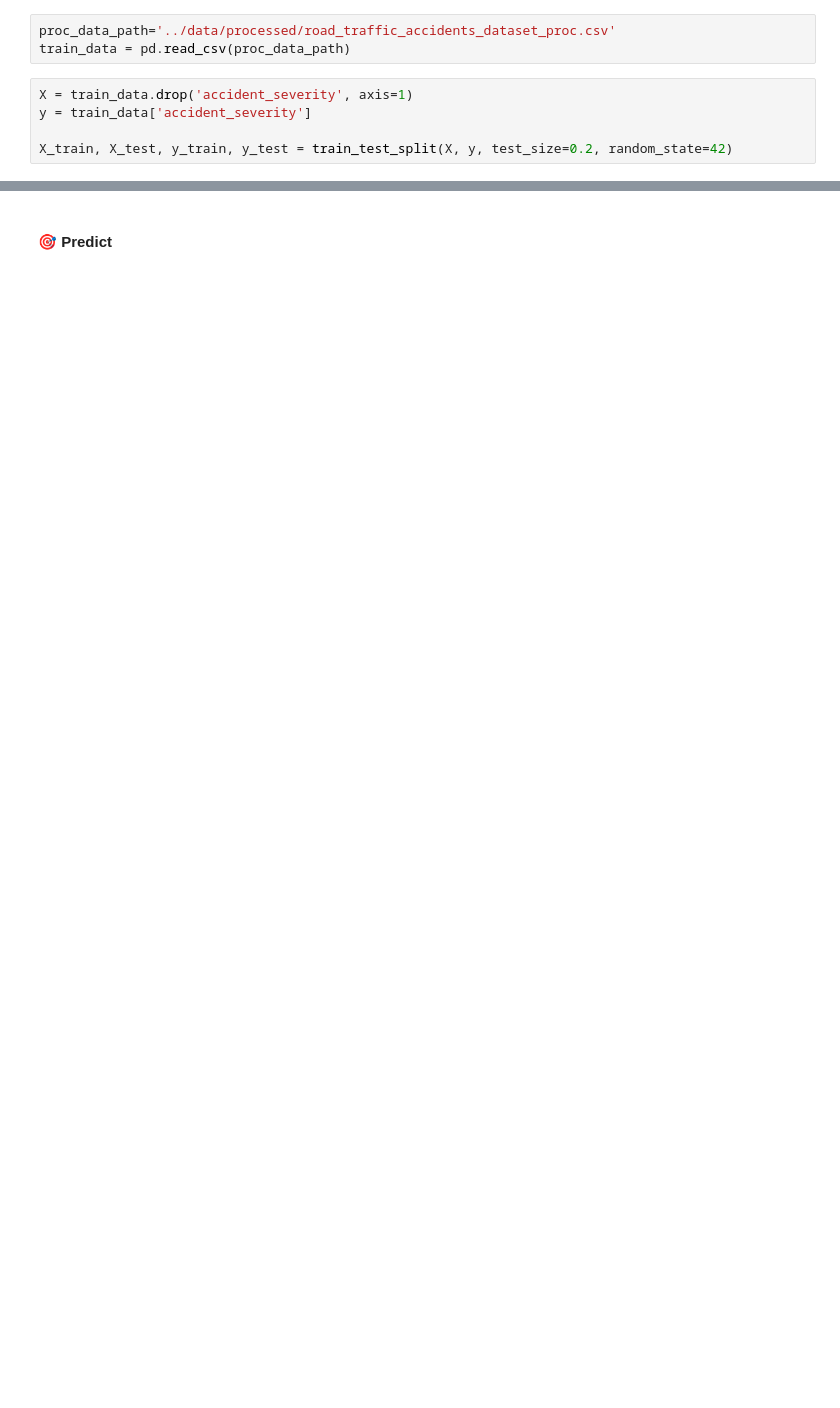
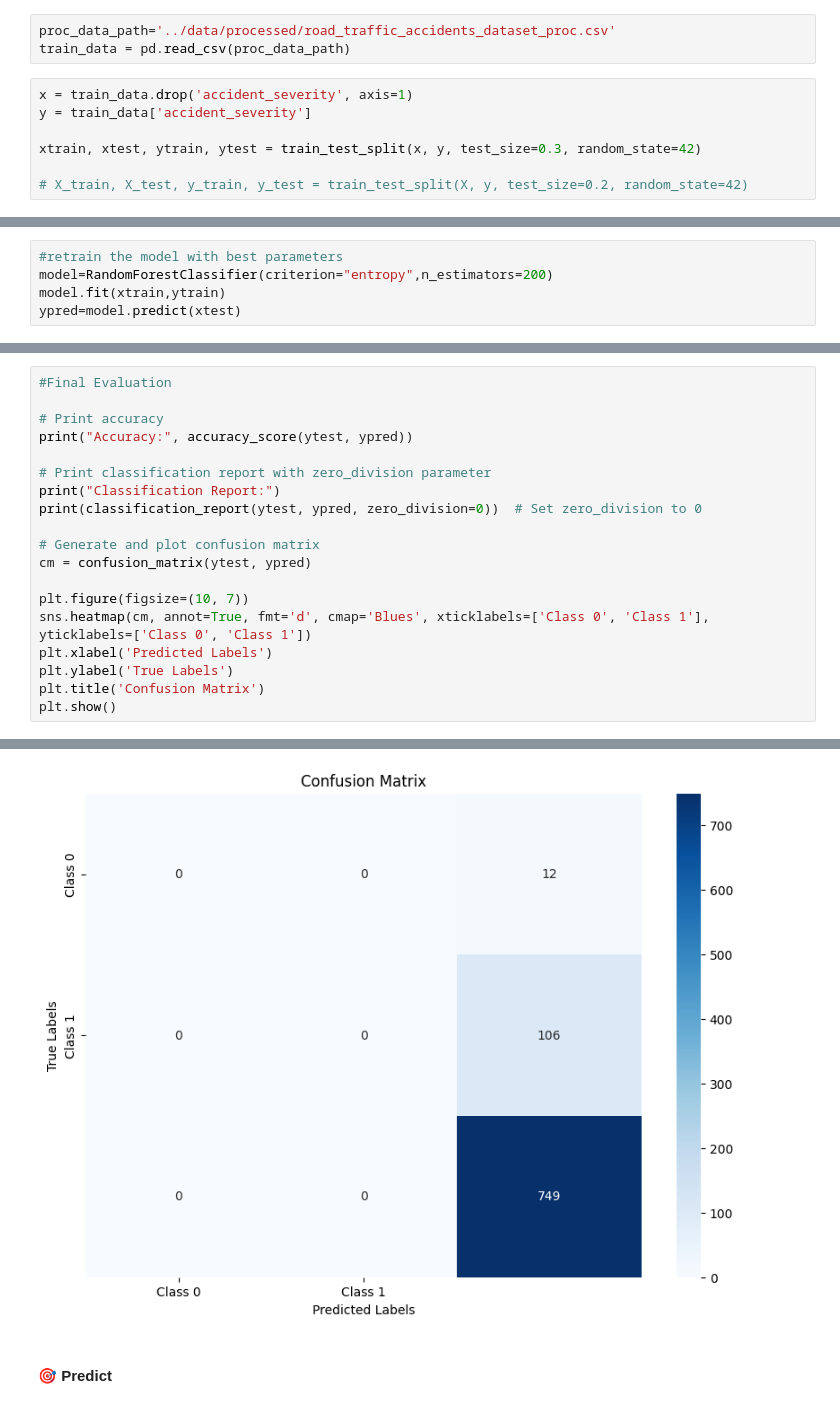
Before and after one commit to diegogerwig/TheBridge_DataScience_Proyecto_MachineLearning, a Jupyter notebook: notebooks/03_Entrenamiento_Evaluacion.ipynb, the cells around one changed output, grey strips where cells are left out. Saved outputs shown, nothing was run; the diff lists cells and outputs as text; blank space fills up the shorter version.

```diff
--- a/notebooks/03_Entrenamiento_Evaluacion.ipynb
+++ b/notebooks/03_Entrenamiento_Evaluacion.ipynb
@@ -14,7 +39,9 @@ from sklearn.metrics import classification_report
 proc_data_path='../data/processed/road_traffic_accidents_dataset_proc.csv'
 train_data = pd.read_csv(proc_data_path)
 # %%
-X = train_data.drop('accident_severity', axis=1)
+x = train_data.drop('accident_severity', axis=1)
 y = train_data['accident_severity']
 
-X_train, X_test, y_train, y_test = train_test_split(X, y, test_size=0.2, random_state=42)
+xtrain, xtest, ytrain, ytest = train_test_split(x, y, test_size=0.3, random_state=42)
+
+# X_train, X_test, y_train, y_test = train_test_split(X, y, test_size=0.2, random_state=42)
@@ -65,0 +111,5 @@ print('Average cross-validation score : {}'.format(scores.mean()))
+# %%
+#retrain the model with best parameters
+model=RandomForestClassifier(criterion="entropy",n_estimators=200)
+model.fit(xtrain,ytrain)
+ypred=model.predict(xtest)
@@ -65,0 +120,20 @@ print('Average cross-validation score : {}'.format(scores.mean()))
+# %%
+#Final Evaluation
+
+# Print accuracy
+print("Accuracy:", accuracy_score(ytest, ypred))
+
+# Print classification report with zero_division parameter
+print("Classification Report:")
+print(classification_report(ytest, ypred, zero_division=0))  # Set zero_division to 0
+
+# Generate and plot confusion matrix
+cm = confusion_matrix(ytest, ypred)
+
+plt.figure(figsize=(10, 7))
+sns.heatmap(cm, annot=True, fmt='d', cmap='Blues', xticklabels=['Class 0', 'Class 1'], yticklabels=['Class 0', 'Class 1'])
+plt.xlabel('Predicted Labels')
+plt.ylabel('True Labels')
+plt.title('Confusion Matrix')
+plt.show()
+# %% [output]
@@ -66,2 +151,3 @@ print('Average cross-validation score : {}'.format(scores.mean()))
+[figure, added]
 # %% [markdown]
 #### 🎯 Predict
```
Also changed, not shown: parts of 16 cells of this notebook, 4 other files.
